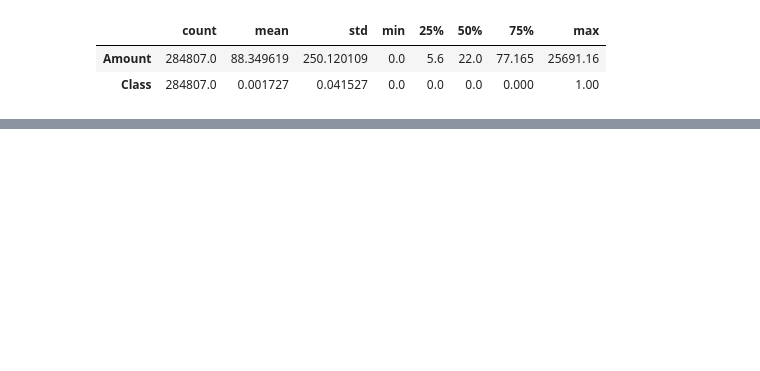
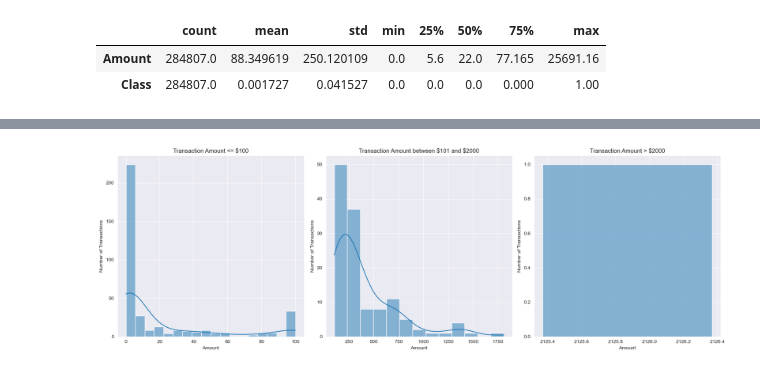
Before and after one commit to Sandokhan/creditcard-egd, a Jupyter notebook: main.ipynb, the cells around one changed output, grey strips where cells are left out. Saved outputs shown, nothing was run; the diff lists cells and outputs as text; code cells hidden in the pictures; blank space fills up the shorter version.

```diff
--- a/main.ipynb
+++ b/main.ipynb
@@ -85,0 +158,26 @@ df.select("Amount", "Class").toPandas().describe().T
+# %%
+# Only fraud transactions
+only_fraud = df.filter(df.Class == 1).select("Amount").toPandas()
+
+# Create three subplots for different amount ranges
+fig, axes = plt.subplots(nrows=1, ncols=3, figsize=(18, 6))
+
+# Amount range <= 100
+sns.histplot(data=only_fraud[only_fraud["Amount"] <= 100], x="Amount", ax=axes[0], kde=True)
+axes[0].set_title("Transaction Amount <= $100")
+axes[0].set_ylabel("Number of Transactions")
+
+# Amount range <= 2000
+sns.histplot(data=only_fraud[(only_fraud["Amount"] > 100) & (only_fraud["Amount"] <= 2000)], x="Amount", ax=axes[1], kde=True)
+axes[1].set_title("Transaction Amount between \$101 and \$2000")
+axes[1].set_ylabel("Number of Transactions")
+
+# Amount range > 2000
+sns.histplot(data=only_fraud[only_fraud["Amount"] > 2000], x="Amount", ax=axes[2], kde=True)
+axes[2].set_title("Transaction Amount > $2000")
+axes[2].set_ylabel("Number of Transactions")
+
+plt.tight_layout()
+plt.show()
+# %% [output]
+[figure, added]
```
Also changed, not shown: parts of 5 cells of this notebook.
